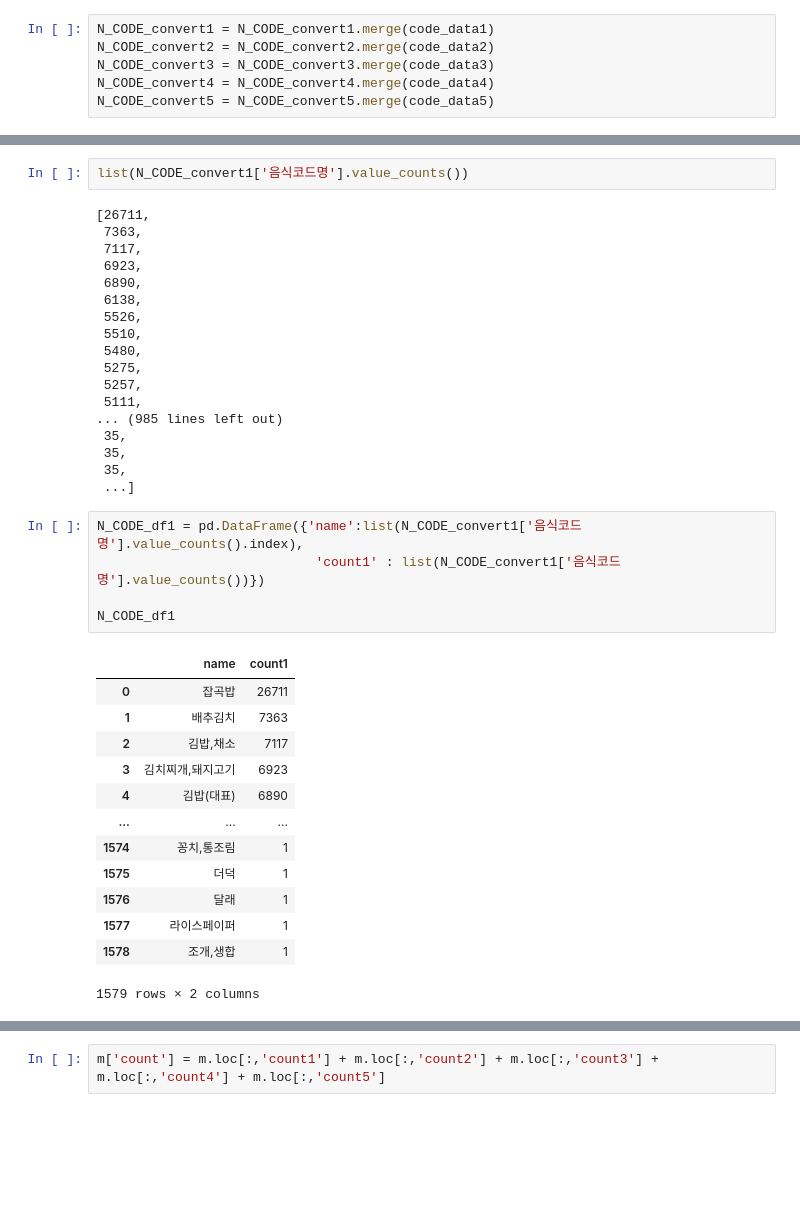
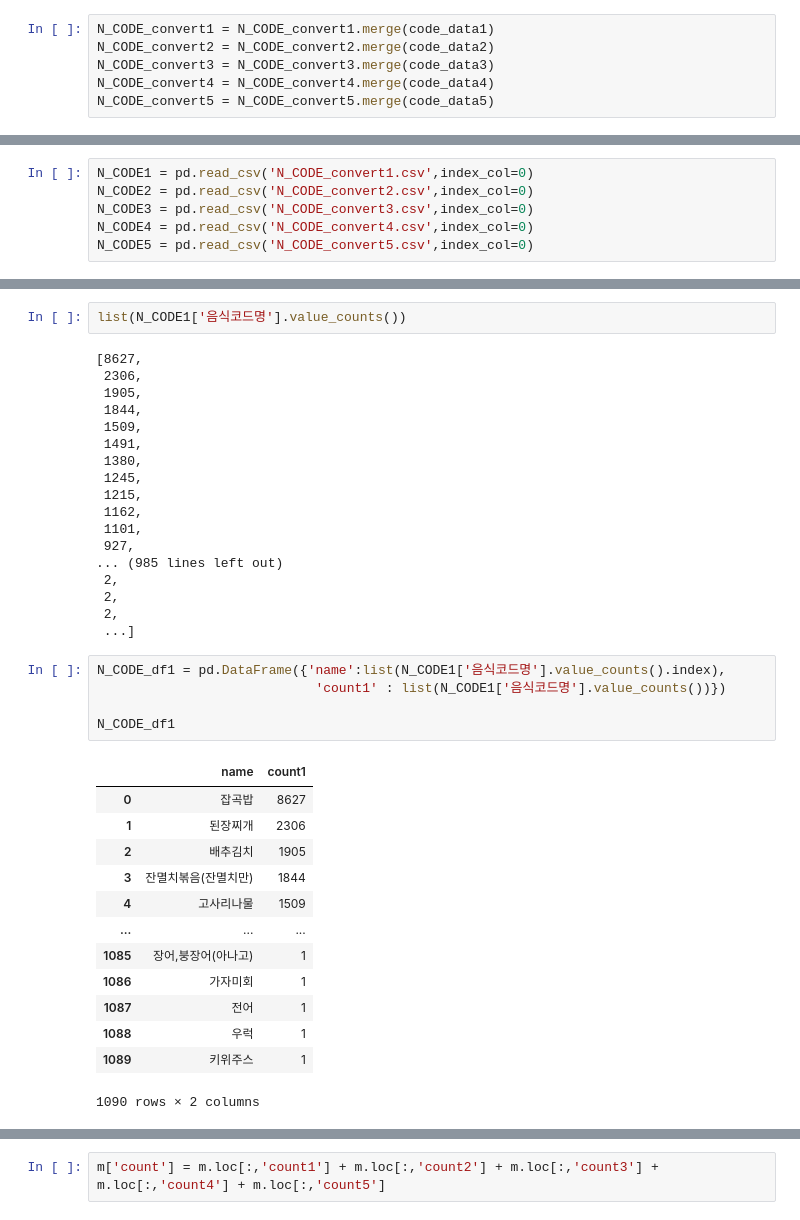
Before and after one commit to knu-final-project/sas_view, a Jupyter notebook: use_code/Data_Preprocessing/data/N_FCODE_convert.ipynb, the cells around one changed output, grey strips where cells are left out. Saved outputs shown, nothing was run; the diff lists cells and outputs as text; blank space fills up the shorter version.

```diff
--- a/use_code/Data_Preprocessing/data/N_FCODE_convert.ipynb
+++ b/use_code/Data_Preprocessing/data/N_FCODE_convert.ipynb
@@ -166 +191,7 @@ N_CODE_convert5.to_csv('N_CODE_convert5.csv')
+# %%
+N_CODE1 = pd.read_csv('N_CODE_convert1.csv',index_col=0)
+N_CODE2 = pd.read_csv('N_CODE_convert2.csv',index_col=0)
+N_CODE3 = pd.read_csv('N_CODE_convert3.csv',index_col=0)
+N_CODE4 = pd.read_csv('N_CODE_convert4.csv',index_col=0)
+N_CODE5 = pd.read_csv('N_CODE_convert5.csv',index_col=0)
 # %%
@@ -185,41 +216,41 @@ list(N_CODE_convert1['음식코드명'].value_counts().index)
  ...]
 # %%
-list(N_CODE_convert1['음식코드명'].value_counts())
+list(N_CODE1['음식코드명'].value_counts())
 # %% [output]
-[26711,
- 7363,
- 7117,
- 6923,
- 6890,
- 6138,
- 5526,
- 5510,
- 5480,
- 5275,
- 5257,
- 5111,
+[8627,
+ 2306,
+ 1905,
+ 1844,
+ 1509,
+ 1491,
+ 1380,
+ 1245,
+ 1215,
+ 1162,
+ 1101,
+ 927,
 ... (985 lines left out)
- 35,
- 35,
- 35,
+ 2,
+ 2,
+ 2,
  ...]
 # %%
-N_CODE_df1 = pd.DataFrame({'name':list(N_CODE_convert1['음식코드명'].value_counts().index),
-                            'count1' : list(N_CODE_convert1['음식코드명'].value_counts())})
+N_CODE_df1 = pd.DataFrame({'name':list(N_CODE1['음식코드명'].value_counts().index),
+                            'count1' : list(N_CODE1['음식코드명'].value_counts())})
 
 N_CODE_df1
 # %% [output]
 |  | name | count1 |
-| 0 | 잡곡밥 | 26711 |
-| 1 | 배추김치 | 7363 |
-| 2 | 김밥,채소 | 7117 |
-| 3 | 김치찌개,돼지고기 | 6923 |
-| 4 | 김밥(대표) | 6890 |
+| 0 | 잡곡밥 | 8627 |
+| 1 | 된장찌개 | 2306 |
+| 2 | 배추김치 | 1905 |
+| 3 | 잔멸치볶음(잔멸치만) | 1844 |
+| 4 | 고사리나물 | 1509 |
 | ... | ... | ... |
-| 1574 | 꽁치,통조림 | 1 |
-| 1575 | 더덕 | 1 |
-| 1576 | 달래 | 1 |
-| 1577 | 라이스페이퍼 | 1 |
-| 1578 | 조개,생합 | 1 |
+| 1085 | 장어,붕장어(아나고) | 1 |
+| 1086 | 가자미회 | 1 |
+| 1087 | 전어 | 1 |
+| 1088 | 우럭 | 1 |
+| 1089 | 키위주스 | 1 |
-1579 rows × 2 columns
+1090 rows × 2 columns
 # %%
```
Also changed, not shown: parts of 7 cells of this notebook, 6 other files.
